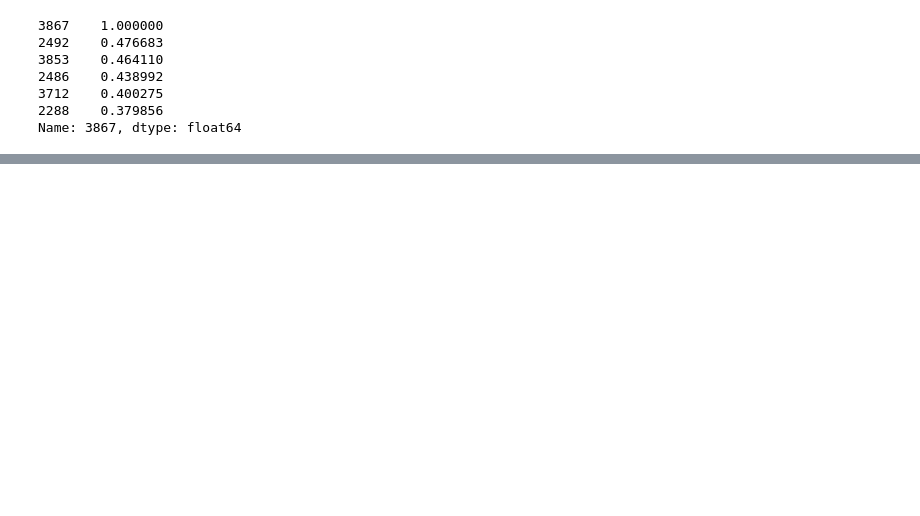
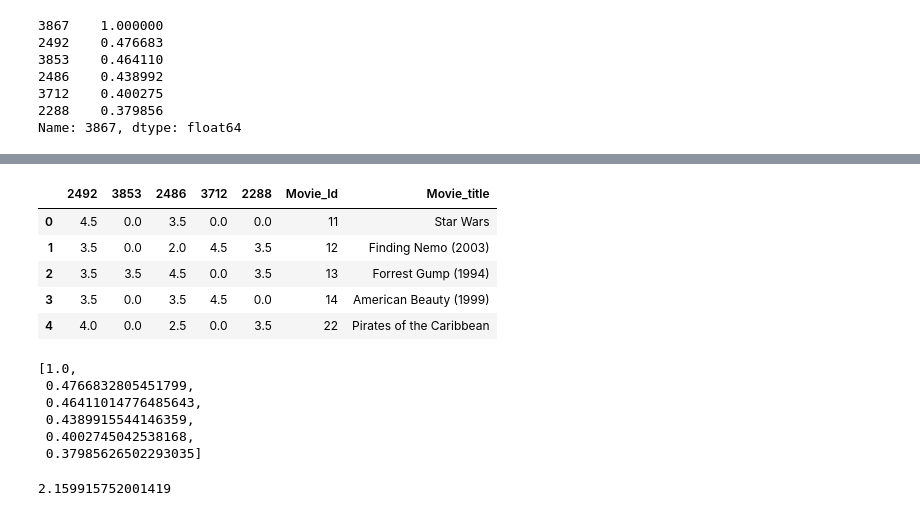
Before and after one commit to ali-d-nasseri/Recommender-System, a Jupyter notebook: Coursera Notes/Coursera project.ipynb, the cells around one changed output, grey strips where cells are left out. Cells and saved outputs as stored; diff of their text form; code cells hidden in the pictures; blank space fills up the shorter version.

```diff
--- a/Coursera Notes/Coursera project.ipynb
+++ b/Coursera Notes/Coursera project.ipynb
@@ -58,0 +84,15 @@ y
+# %%
+df_nei = df[[2492,3853,2486,3712,2288,'Movie_Id', 'Movie_title']]
+# %%
+# score = sum(Rn*Wo)/sum(Wo)
+
+df_neighbor = df_nei.fillna(0)
+# %%
+df_neighbor.head()
+# %% [output]
+|  | 2492 | 3853 | 2486 | 3712 | 2288 | Movie_Id | Movie_title |
+| 0 | 4.5 | 0.0 | 3.5 | 0.0 | 0.0 | 11 | Star Wars |
+| 1 | 3.5 | 0.0 | 2.0 | 4.5 | 3.5 | 12 | Finding Nemo (2003) |
+| 2 | 3.5 | 3.5 | 4.5 | 0.0 | 3.5 | 13 | Forrest Gump (1994) |
+| 3 | 3.5 | 0.0 | 3.5 | 4.5 | 0.0 | 14 | American Beauty (1999) |
+| 4 | 4.0 | 0.0 | 2.5 | 0.0 | 3.5 | 22 | Pirates of the Caribbean |
@@ -58,0 +103,9 @@ y
+# %%
+weight
+# %% [output]
+[1.0,
+ 0.4766832805451799,
+ 0.46411014776485643,
+ 0.4389915544146359,
+ 0.4002745042538168,
+ 0.37985626502293035]
@@ -58,0 +114,4 @@ y
+# %%
+sum(weight)
+# %% [output]
+2.159915752001419
```
Also changed, not shown: parts of 17 cells of this notebook.
